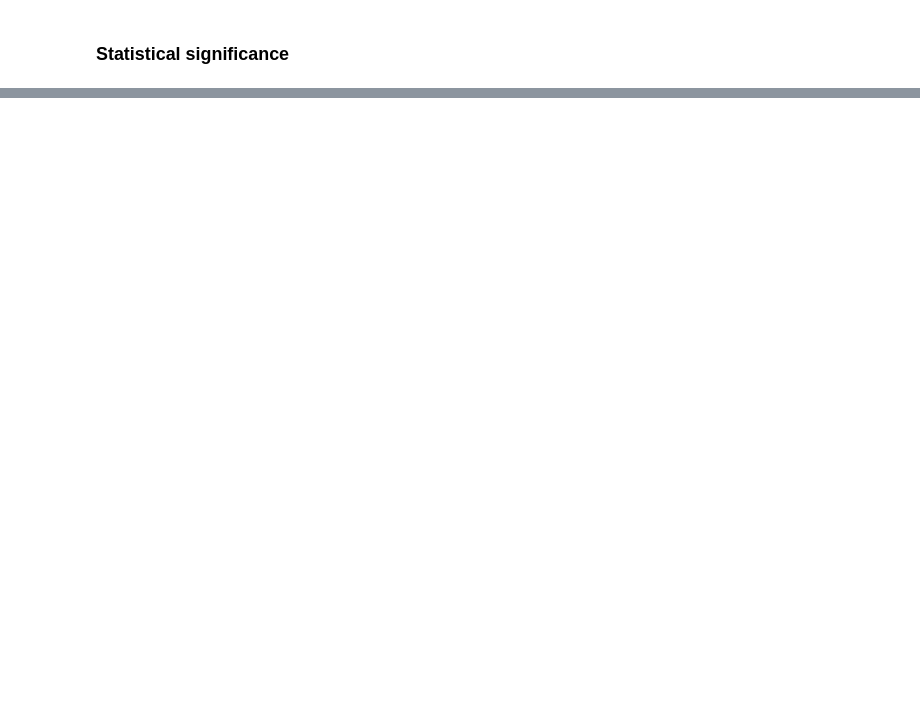
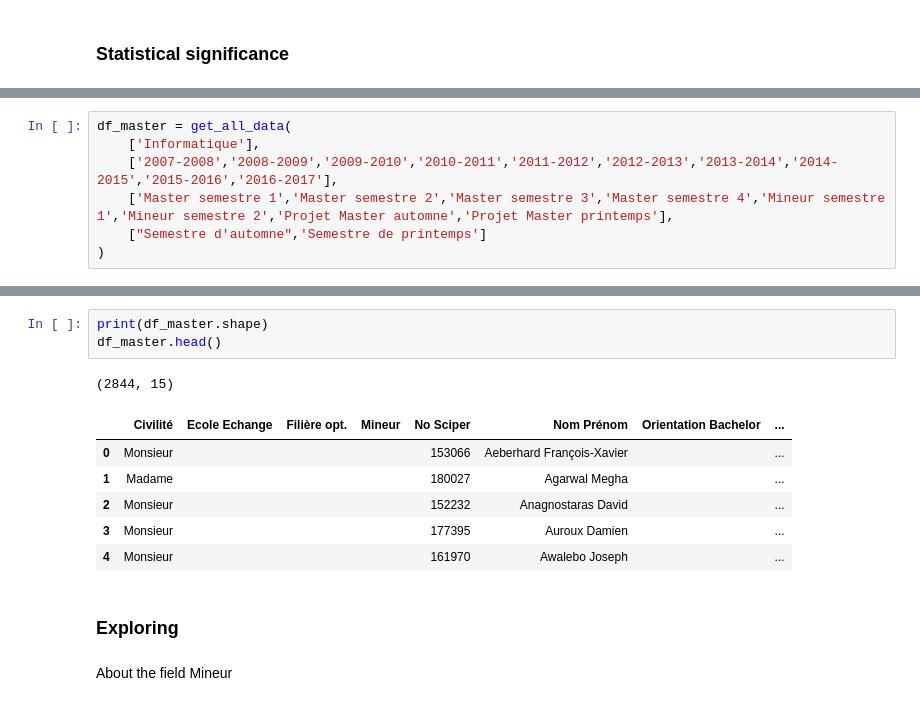
Before and after one commit to lfaucon/ada-homeworks, a Jupyter notebook: Homework_2/02 - Data from the Web/homework2.ipynb, the cells around one changed output, grey strips where cells are left out. Cells and saved outputs as stored; diff of their text form; blank space fills up the shorter version.

Commit message:
Add some output fields and some statistical significance

```diff
--- a/Homework_2/02 - Data from the Web/homework2.ipynb
+++ b/Homework_2/02 - Data from the Web/homework2.ipynb
@@ -141,0 +235,7 @@ print('M avg number of months: %f' % (df_bachelor_grouped.size()['Monsieur'].mea
+# %%
+df_master = get_all_data(
+    ['Informatique'],
+    ['2007-2008','2008-2009','2009-2010','2010-2011','2011-2012','2012-2013','2013-2014','2014-2015','2015-2016','2016-2017'],
+    ['Master semestre 1','Master semestre 2','Master semestre 3','Master semestre 4','Mineur semestre 1','Mineur semestre 2','Projet Master automne','Projet Master printemps'],
+    ["Semestre d'automne",'Semestre de printemps']
+)
@@ -141,0 +260,15 @@ print('M avg number of months: %f' % (df_bachelor_grouped.size()['Monsieur'].mea
+# %%
+print(df_master.shape)
+df_master.head()
+# %% [output]
+(2844, 15)
+|  | Civilité | Ecole Echange | Filière opt. | Mineur | No Sciper | Nom Prénom | Orientation Bachelor | ... |
+| 0 | Monsieur |  |  |  | 153066 | Aeberhard François-Xavier |  | ... |
+| 1 | Madame |  |  |  | 180027 | Agarwal Megha |  | ... |
+| 2 | Monsieur |  |  |  | 152232 | Anagnostaras David |  | ... |
+| 3 | Monsieur |  |  |  | 177395 | Auroux Damien |  | ... |
+| 4 | Monsieur |  |  |  | 161970 | Awalebo Joseph |  | ... |
+# %% [markdown]
+### Exploring
+# %% [markdown]
+About the field Mineur
```
Also changed, not shown: parts of 31 cells of this notebook.
